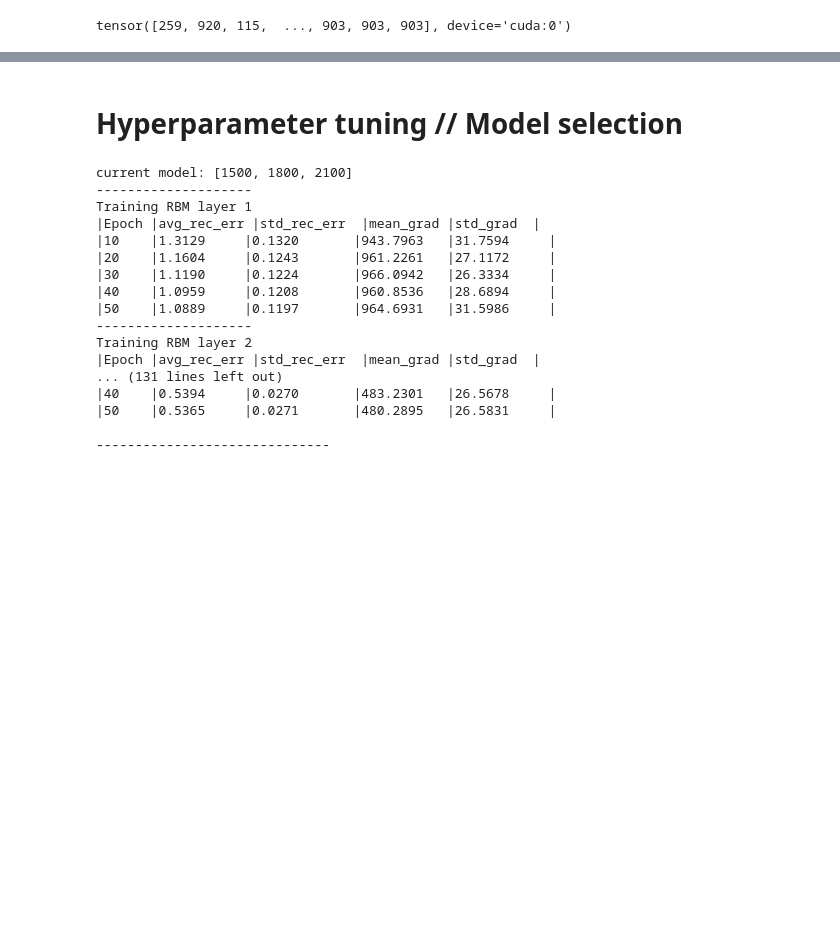
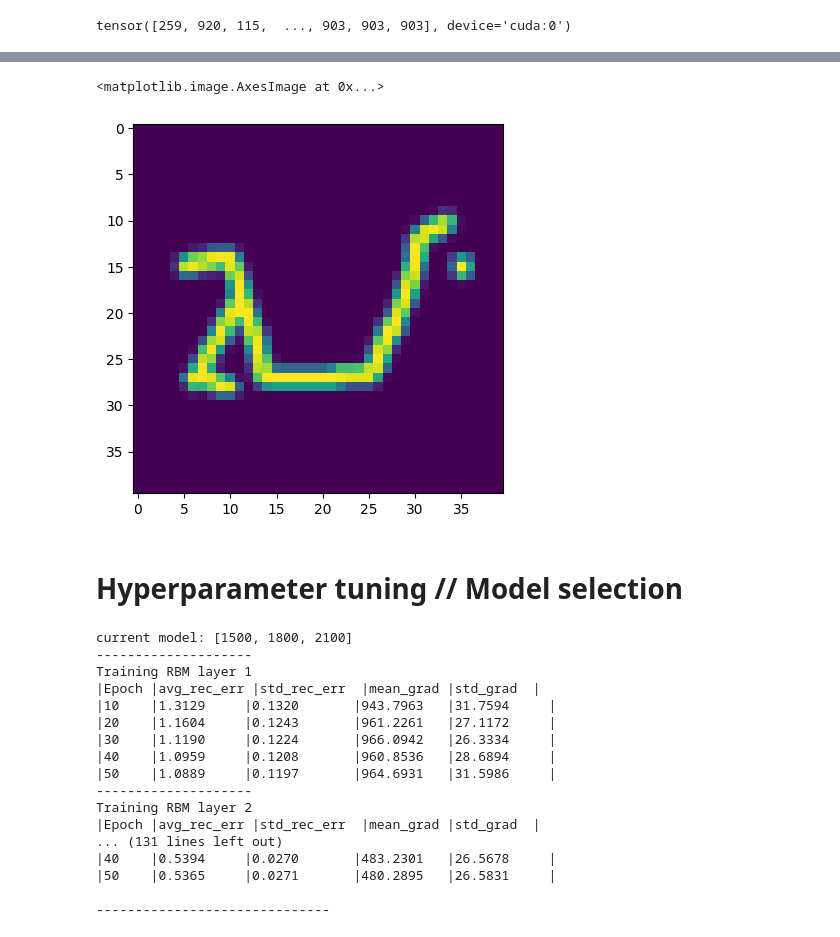
Before and after one commit to RoGellert/image_recognition, a Jupyter notebook: image_recognition_models.ipynb, the cells around one changed output, grey strips where cells are left out. Saved outputs shown, nothing was run; the diff lists cells and outputs as text; code cells hidden in the pictures; blank space fills up the shorter version.

```diff
--- a/image_recognition_models.ipynb
+++ b/image_recognition_models.ipynb
@@ -188,0 +269,5 @@ tensor([259, 920, 115,  ..., 903, 903, 903], device='cuda:0')
+# %%
+plt.imshow(test_data_supp[4])
+# %% [output]
+<matplotlib.image.AxesImage at 0x...>
+[figure, added]
```
Also changed, not shown: parts of 20 cells of this notebook.
